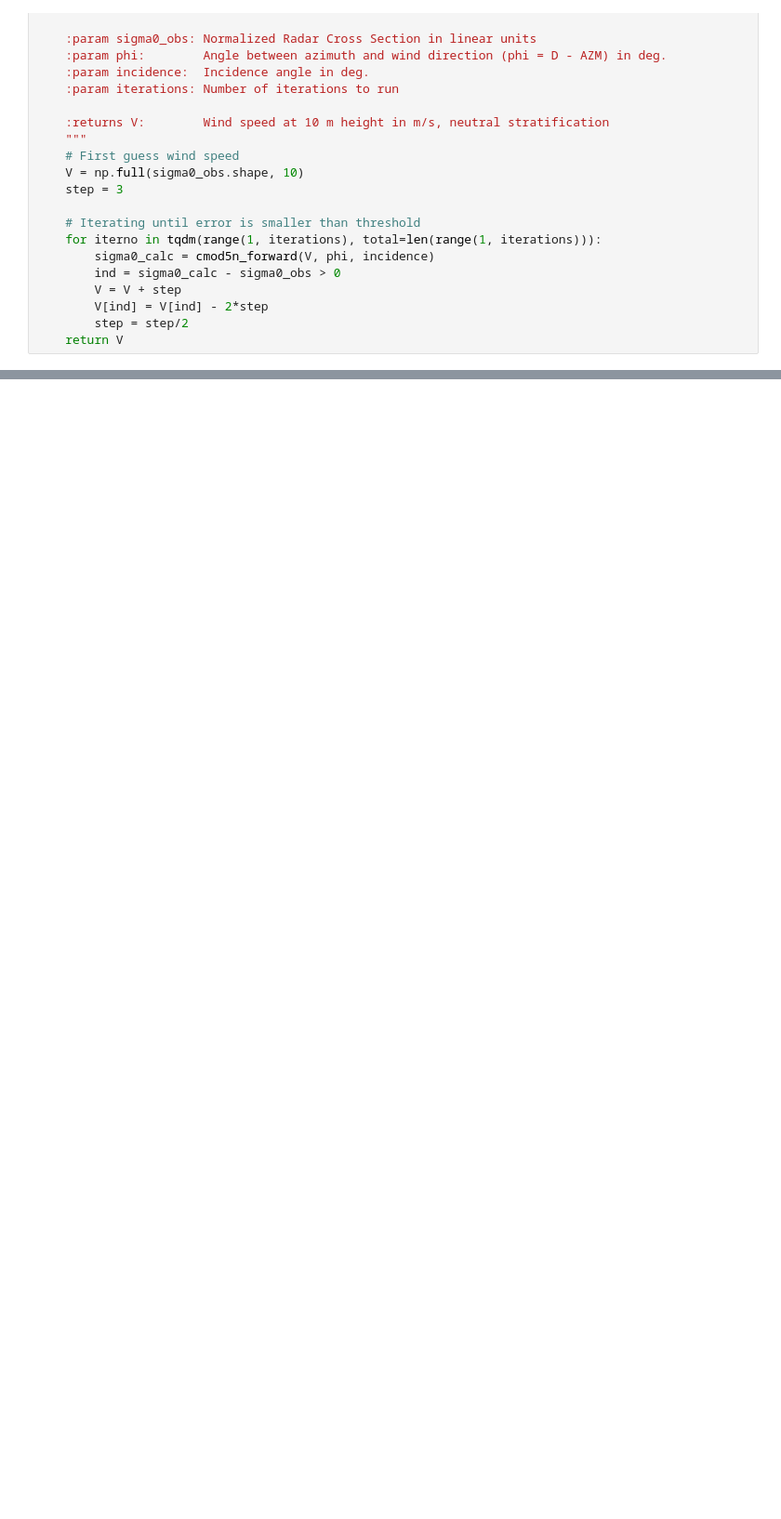
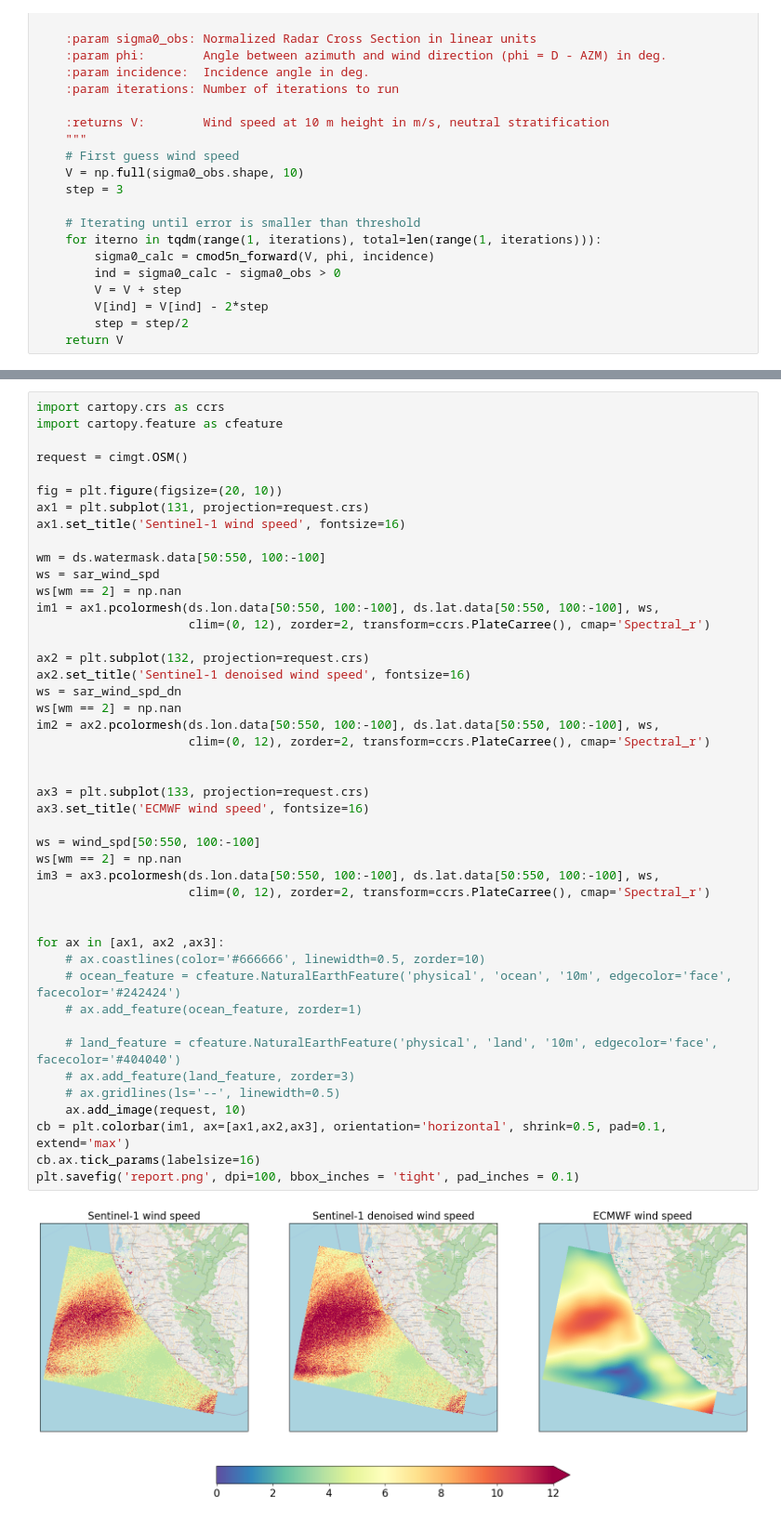
Before and after one commit to nansencenter/openwind, a Jupyter notebook: tutorial/04_retrieve_sar_wind.ipynb, the cells around one changed output, grey strips where cells are left out. Shown at 93% size. Cells and saved outputs as stored; diff of their text form; blank space fills up the shorter version.

```diff
--- a/tutorial/04_retrieve_sar_wind.ipynb
+++ b/tutorial/04_retrieve_sar_wind.ipynb
@@ -83,0 +119,47 @@ plt.show()
+# %%
+import cartopy.crs as ccrs
+import cartopy.feature as cfeature
+
+request = cimgt.OSM()
+
+fig = plt.figure(figsize=(20, 10))
+ax1 = plt.subplot(131, projection=request.crs)
+ax1.set_title('Sentinel-1 wind speed', fontsize=16)
+
+wm = ds.watermask.data[50:550, 100:-100]
+ws = sar_wind_spd
+ws[wm == 2] = np.nan
+im1 = ax1.pcolormesh(ds.lon.data[50:550, 100:-100], ds.lat.data[50:550, 100:-100], ws,
+                     clim=(0, 12), zorder=2, transform=ccrs.PlateCarree(), cmap='Spectral_r')
+
+ax2 = plt.subplot(132, projection=request.crs)
+ax2.set_title('Sentinel-1 denoised wind speed', fontsize=16)
+ws = sar_wind_spd_dn
+ws[wm == 2] = np.nan
+im2 = ax2.pcolormesh(ds.lon.data[50:550, 100:-100], ds.lat.data[50:550, 100:-100], ws,
+                     clim=(0, 12), zorder=2, transform=ccrs.PlateCarree(), cmap='Spectral_r')
+
+
+ax3 = plt.subplot(133, projection=request.crs)
+ax3.set_title('ECMWF wind speed', fontsize=16)
+
+ws = wind_spd[50:550, 100:-100]
+ws[wm == 2] = np.nan
+im3 = ax3.pcolormesh(ds.lon.data[50:550, 100:-100], ds.lat.data[50:550, 100:-100], ws,
+                     clim=(0, 12), zorder=2, transform=ccrs.PlateCarree(), cmap='Spectral_r')
+
+
+for ax in [ax1, ax2 ,ax3]:
+    # ax.coastlines(color='#666666', linewidth=0.5, zorder=10)
+    # ocean_feature = cfeature.NaturalEarthFeature('physical', 'ocean', '10m', edgecolor='face', facecolor='#242424')
+    # ax.add_feature(ocean_feature, zorder=1)
+
+    # land_feature = cfeature.NaturalEarthFeature('physical', 'land', '10m', edgecolor='face', facecolor='#404040')
+    # ax.add_feature(land_feature, zorder=3)
+    # ax.gridlines(ls='--', linewidth=0.5)
+    ax.add_image(request, 10)
+cb = plt.colorbar(im1, ax=[ax1,ax2,ax3], orientation='horizontal', shrink=0.5, pad=0.1, extend='max')
+cb.ax.tick_params(labelsize=16)
+plt.savefig('report.png', dpi=100, bbox_inches = 'tight', pad_inches = 0.1)
+# %% [output]
+[figure, added]
```
Also changed, not shown: parts of 14 cells of this notebook, 5 other files.
